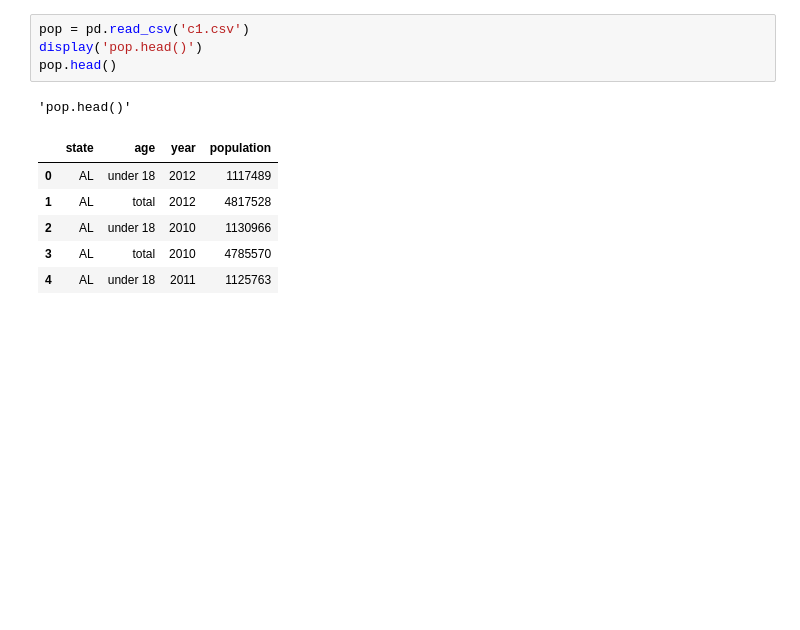
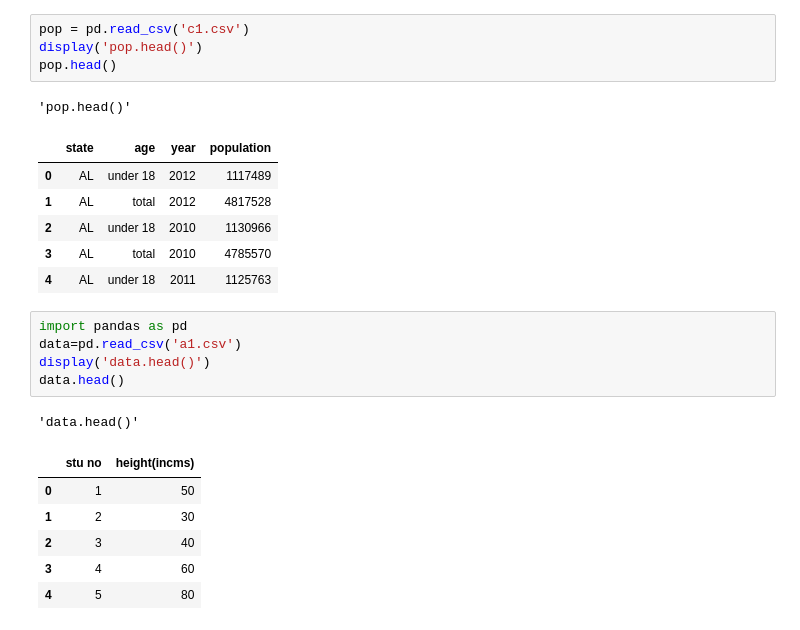
Before and after one commit to yakshithav/internship, a Jupyter notebook: pan1.ipynb, the cells around one changed output. Cells and saved outputs as stored; diff of their text form; blank space fills up the shorter version.

```diff
--- a/pan1.ipynb
+++ b/pan1.ipynb
@@ -1080,3 +1080,16 @@ pop.head()
 | 2 | AL | under 18 | 2010 | 1130966 |
 | 3 | AL | total | 2010 | 4785570 |
 | 4 | AL | under 18 | 2011 | 1125763 |
+# %%
+import pandas as pd
+data=pd.read_csv('a1.csv')
+display('data.head()')
+data.head()
+# %% [output]
+'data.head()'
+|  | stu no | height(incms) |
+| 0 | 1 | 50 |
+| 1 | 2 | 30 |
+| 2 | 3 | 40 |
+| 3 | 4 | 60 |
+| 4 | 5 | 80 |
```
Also changed, not shown: parts of 5 cells of this notebook.
